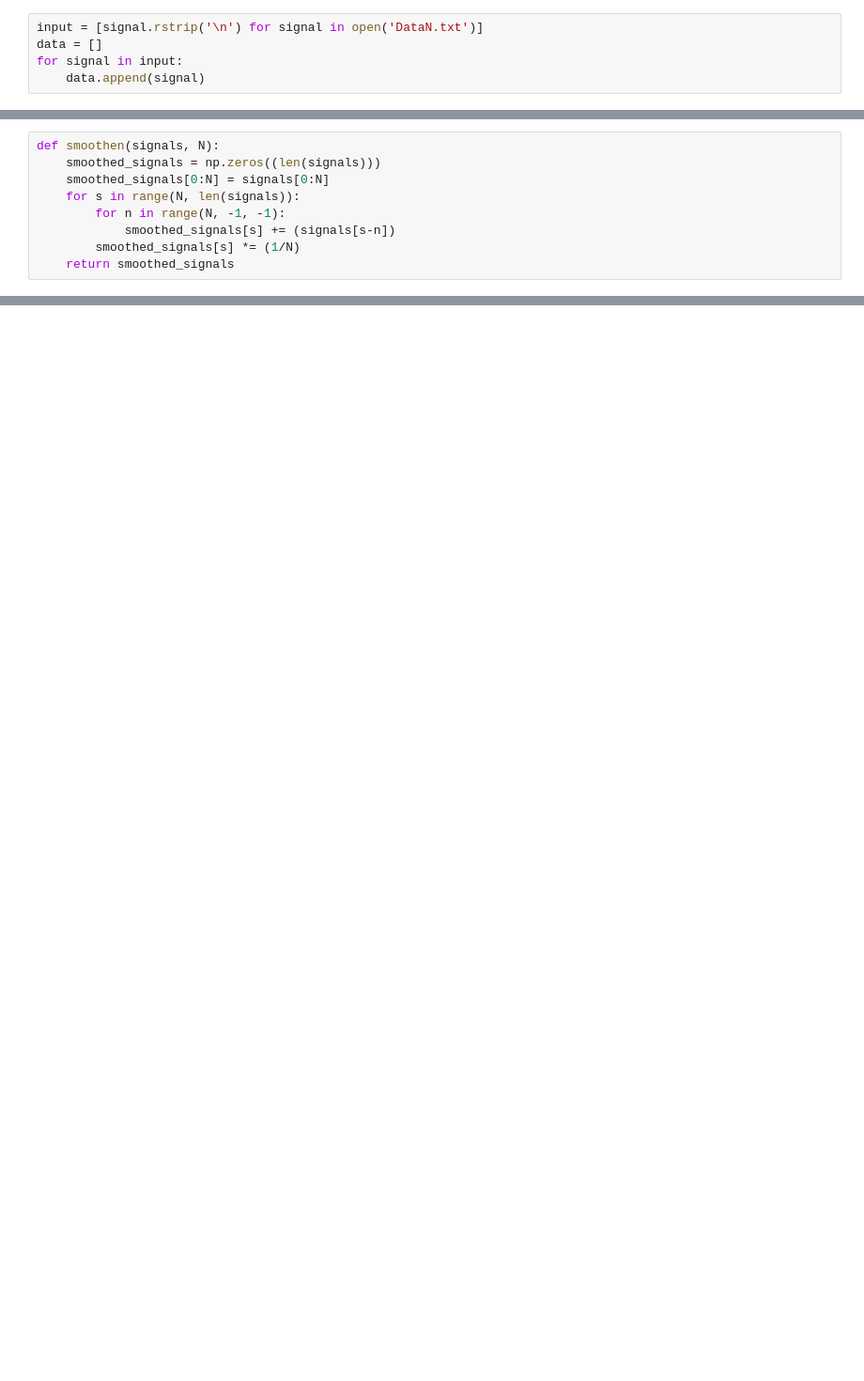
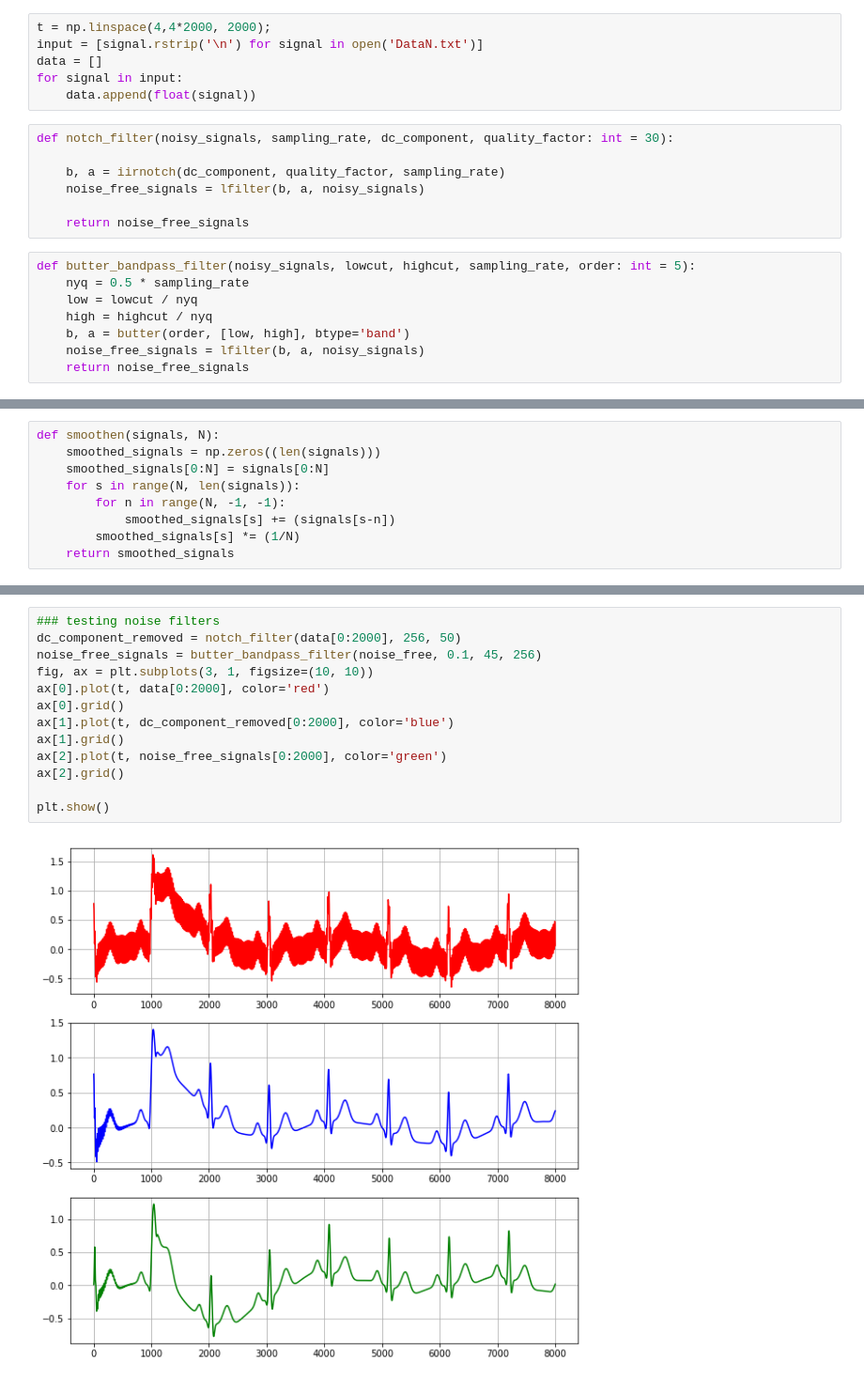
Before and after one commit to karifsn/Biomedical-Engineering, a Jupyter notebook: Assignment#1.ipynb, the cells around one changed output, grey strips where cells are left out. Shown at 94% size. Drawn from its saved outputs; the diff is of its cells as text; blank space fills up the shorter version.

Commit message:
added noise filters

```diff
--- a/Assignment#1.ipynb
+++ b/Assignment#1.ipynb
@@ -3,9 +5,25 @@ import numpy as np
 import matplotlib.pyplot as plt
 # %%
+t = np.linspace(4,4*2000, 2000);
 input = [signal.rstrip('\n') for signal in open('DataN.txt')]
 data = []
 for signal in input:
-    data.append(signal)
+    data.append(float(signal))
+# %%
+def notch_filter(noisy_signals, sampling_rate, dc_component, quality_factor: int = 30):
+
+    b, a = iirnotch(dc_component, quality_factor, sampling_rate)
+    noise_free_signals = lfilter(b, a, noisy_signals)
+
+    return noise_free_signals
+# %%
+def butter_bandpass_filter(noisy_signals, lowcut, highcut, sampling_rate, order: int = 5):
+    nyq = 0.5 * sampling_rate
+    low = lowcut / nyq
+    high = highcut / nyq
+    b, a = butter(order, [low, high], btype='band')
+    noise_free_signals = lfilter(b, a, noisy_signals)
+    return noise_free_signals
 # %%
 def derivatise(signals):
     filterd_signals= np.zeros((len(signals)))
@@ -33,0 +71,15 @@ def smoothen(signals, N):
+# %%
+### testing noise filters
+dc_component_removed = notch_filter(data[0:2000], 256, 50)
+noise_free_signals = butter_bandpass_filter(noise_free, 0.1, 45, 256)
+fig, ax = plt.subplots(3, 1, figsize=(10, 10))
+ax[0].plot(t, data[0:2000], color='red')
+ax[0].grid()
+ax[1].plot(t, dc_component_removed[0:2000], color='blue')
+ax[1].grid()
+ax[2].plot(t, noise_free_signals[0:2000], color='green')
+ax[2].grid()
+
+plt.show()
+# %% [output]
+[figure, added]
```
Also changed, not shown: parts of 4 cells of this notebook.
